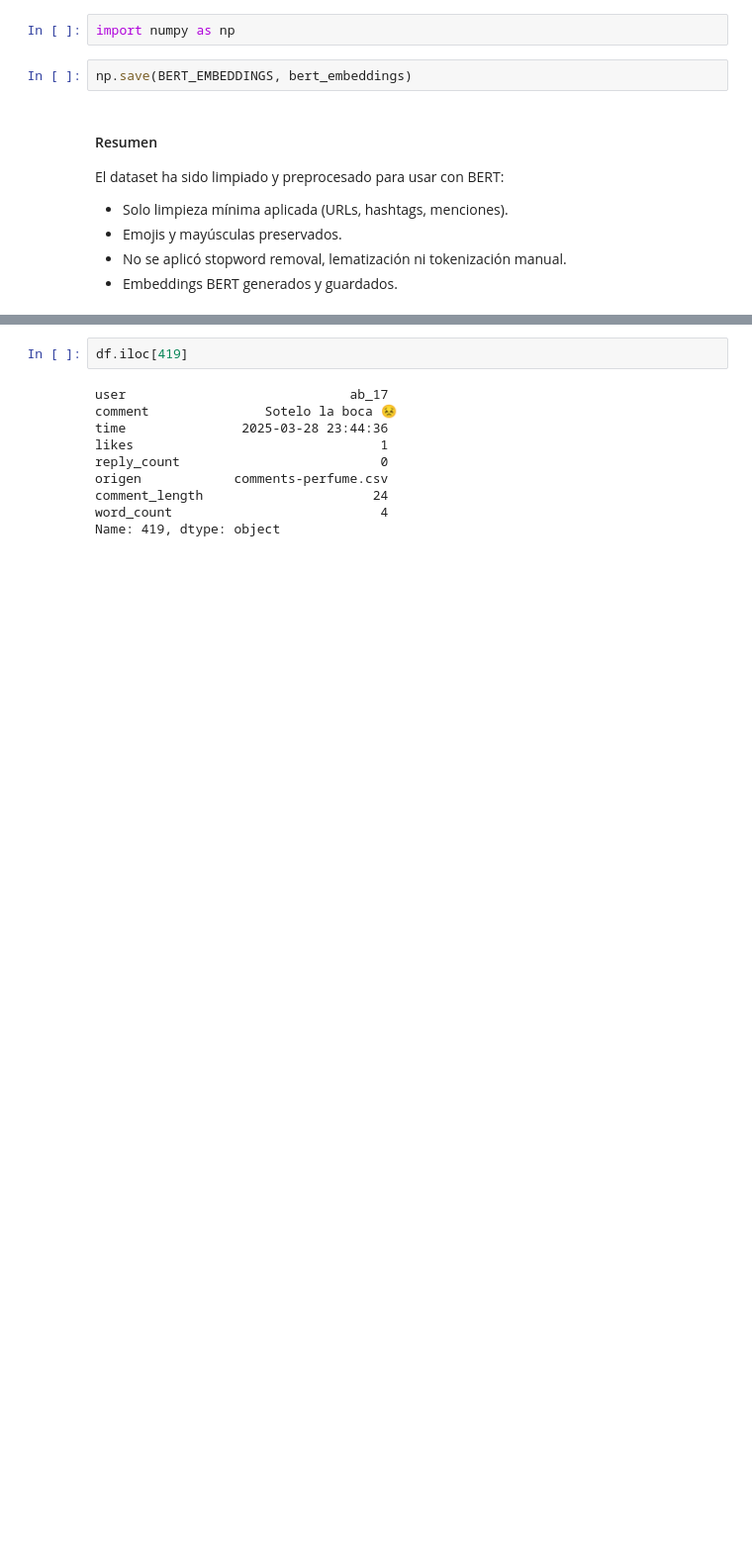
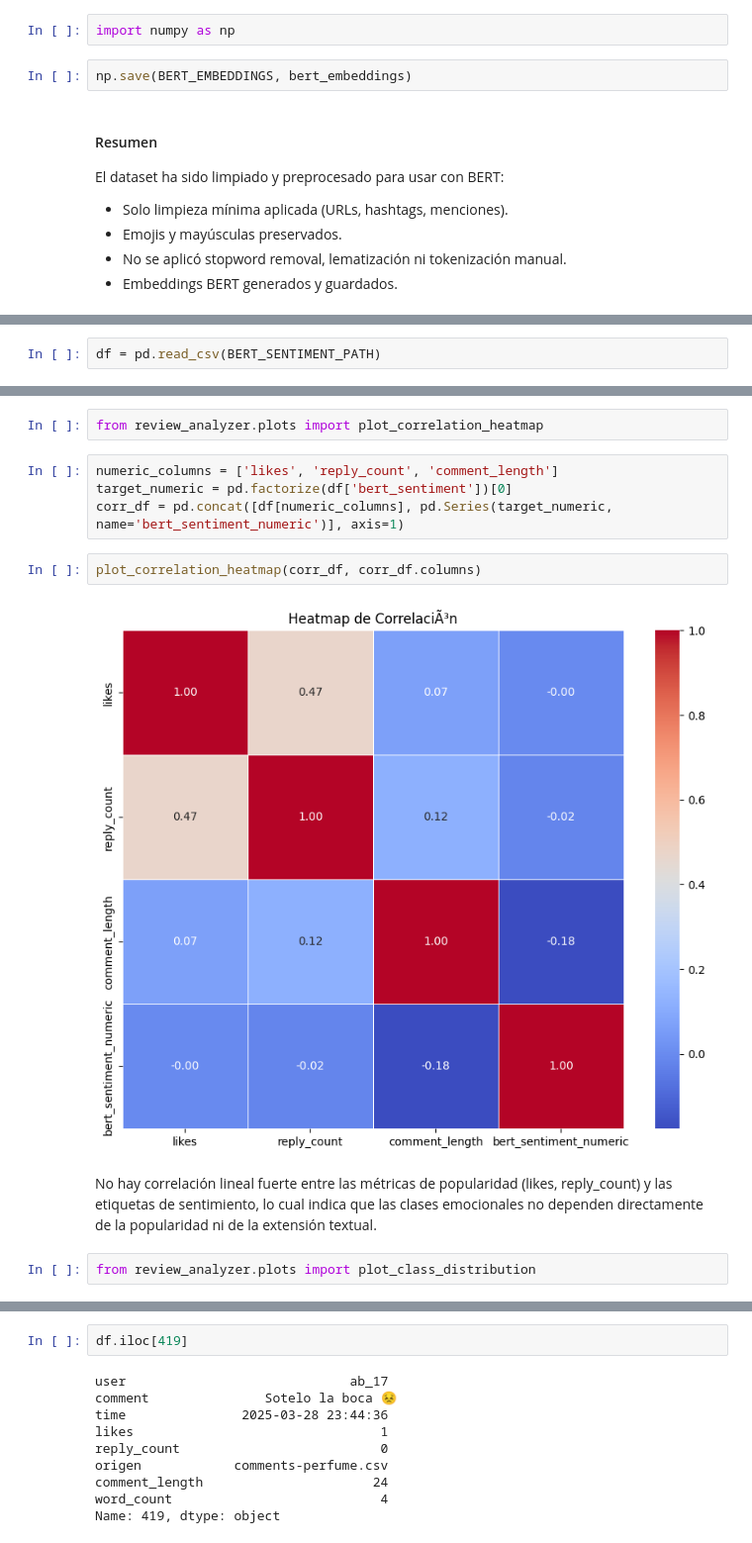
Before and after one commit to Raulinho-A/feel-track, a Jupyter notebook: notebooks/1.0-raa-eda.ipynb, the cells around one changed output, grey strips where cells are left out. Shown: that part at 99% size. Drawn from its saved outputs; the diff is of its cells as text; blank space fills up the shorter version.

```diff
--- a/notebooks/1.0-raa-eda.ipynb
+++ b/notebooks/1.0-raa-eda.ipynb
@@ -276,0 +389,2 @@ Comprender el dataset y su distribución para tomar decisiones del modelo.
+# %%
+df = pd.read_csv(BERT_SENTIMENT_PATH)
@@ -276,0 +400,14 @@ Comprender el dataset y su distribución para tomar decisiones del modelo.
+# %%
+from review_analyzer.plots import plot_correlation_heatmap
+# %%
+numeric_columns = ['likes', 'reply_count', 'comment_length']
+target_numeric = pd.factorize(df['bert_sentiment'])[0]
+corr_df = pd.concat([df[numeric_columns], pd.Series(target_numeric, name='bert_sentiment_numeric')], axis=1)
+# %%
+plot_correlation_heatmap(corr_df, corr_df.columns)
+# %% [output]
+[figure, added]
+# %% [markdown]
+No hay correlación lineal fuerte entre las métricas de popularidad (likes, reply_count) y las etiquetas de sentimiento, lo cual indica que las clases emocionales no dependen directamente de la popularidad ni de la extensión textual.
+# %%
+from review_analyzer.plots import plot_class_distribution
```
Also changed, not shown: parts of 33 cells of this notebook, 6 other files.
